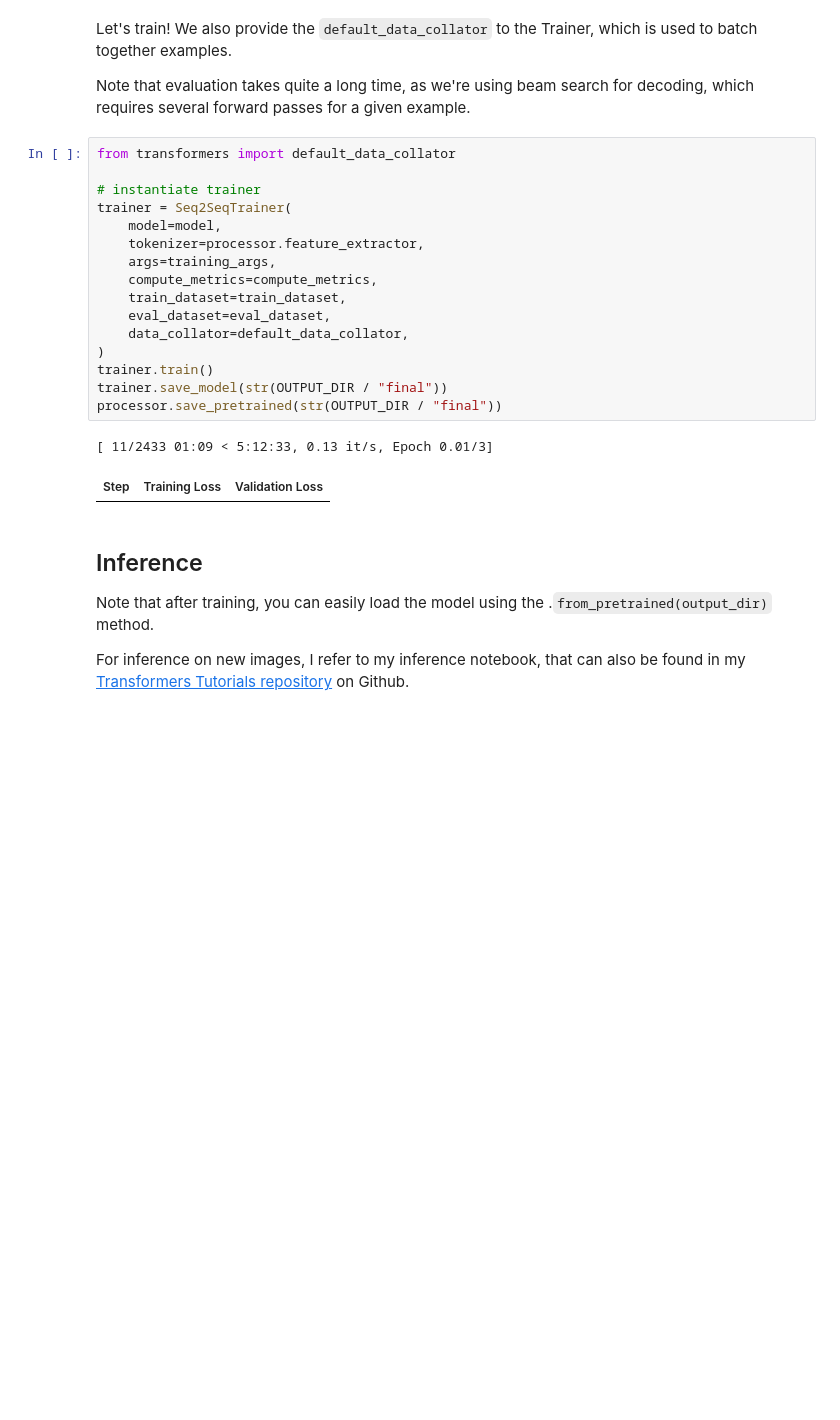
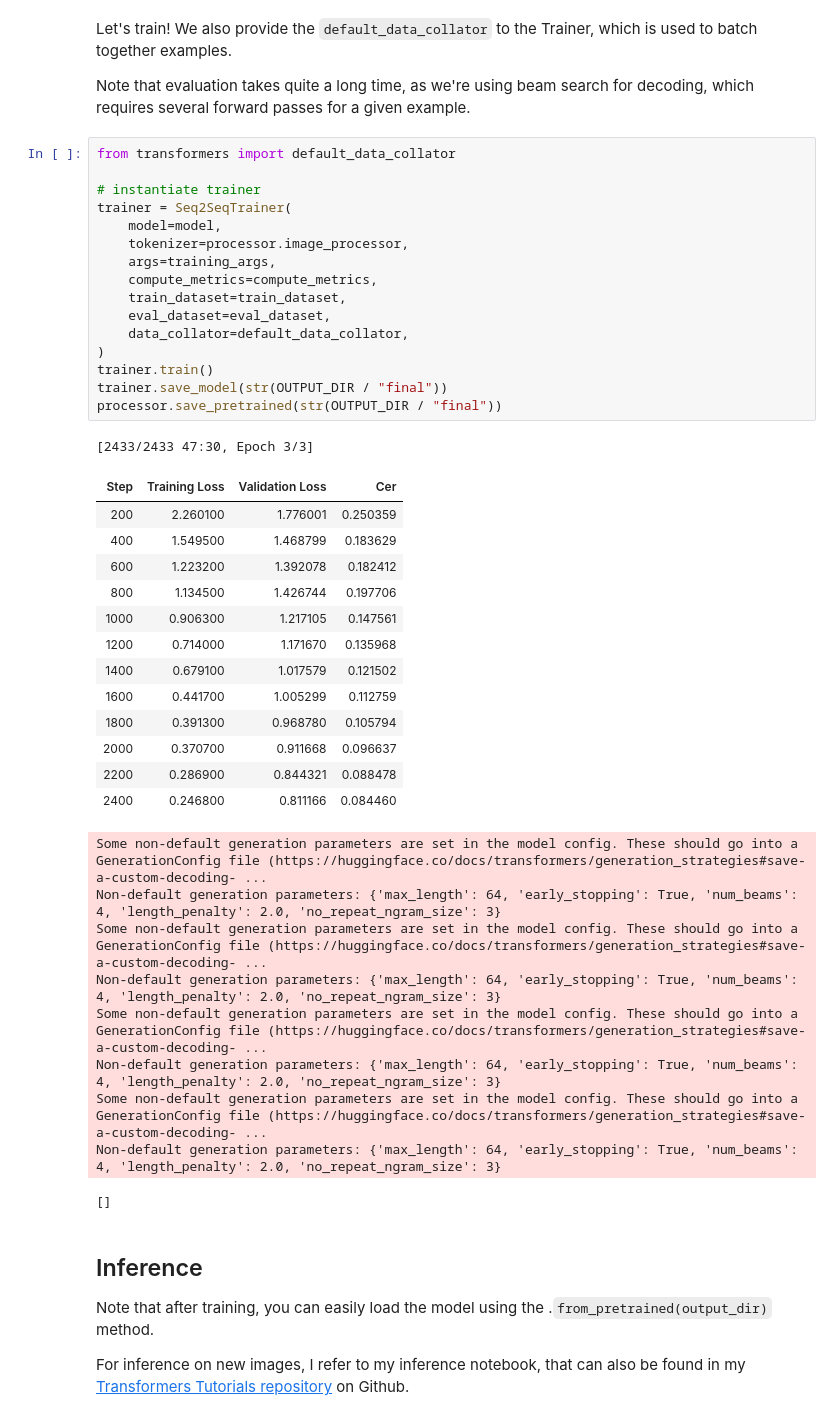
Before and after one commit to freddmejia/ocr_detector_vit, a Jupyter notebook: notebooks/TrOCR_IAM.ipynb, the cells around one changed output. Cells and saved outputs as stored; diff of their text form; blank space fills up the shorter version.

```diff
--- a/notebooks/TrOCR_IAM.ipynb
+++ b/notebooks/TrOCR_IAM.ipynb
@@ -264,22 +264,43 @@ Note that evaluation takes quite a long time, as we're using beam search for dec
 # %%
 from transformers import default_data_collator
 
 # instantiate trainer
 trainer = Seq2SeqTrainer(
     model=model,
-    tokenizer=processor.feature_extractor,
+    tokenizer=processor.image_processor,
     args=training_args,
     compute_metrics=compute_metrics,
     train_dataset=train_dataset,
     eval_dataset=eval_dataset,
     data_collator=default_data_collator,
 )
 trainer.train()
 trainer.save_model(str(OUTPUT_DIR / "final"))
 processor.save_pretrained(str(OUTPUT_DIR / "final"))
 # %% [output]
-[ 11/2433 01:09 < 5:12:33, 0.13 it/s, Epoch 0.01/3]
+[2433/2433 47:30, Epoch 3/3]
-| Step | Training Loss | Validation Loss |
+| Step | Training Loss | Validation Loss | Cer |
+| 200 | 2.260100 | 1.776001 | 0.250359 |
+| 400 | 1.549500 | 1.468799 | 0.183629 |
+| 600 | 1.223200 | 1.392078 | 0.182412 |
+| 800 | 1.134500 | 1.426744 | 0.197706 |
+| 1000 | 0.906300 | 1.217105 | 0.147561 |
+| 1200 | 0.714000 | 1.171670 | 0.135968 |
+| 1400 | 0.679100 | 1.017579 | 0.121502 |
+| 1600 | 0.441700 | 1.005299 | 0.112759 |
+| 1800 | 0.391300 | 0.968780 | 0.105794 |
+| 2000 | 0.370700 | 0.911668 | 0.096637 |
+| 2200 | 0.286900 | 0.844321 | 0.088478 |
+| 2400 | 0.246800 | 0.811166 | 0.084460 |
+Some non-default generation parameters are set in the model config. These should go into a GenerationConfig file (https://huggingface.co/docs/transformers/generation_strategies#save-a-custom-decoding- ...
+Non-default generation parameters: {'max_length': 64, 'early_stopping': True, 'num_beams': 4, 'length_penalty': 2.0, 'no_repeat_ngram_size': 3}
+Some non-default generation parameters are set in the model config. These should go into a GenerationConfig file (https://huggingface.co/docs/transformers/generation_strategies#save-a-custom-decoding- ...
+Non-default generation parameters: {'max_length': 64, 'early_stopping': True, 'num_beams': 4, 'length_penalty': 2.0, 'no_repeat_ngram_size': 3}
+Some non-default generation parameters are set in the model config. These should go into a GenerationConfig file (https://huggingface.co/docs/transformers/generation_strategies#save-a-custom-decoding- ...
+Non-default generation parameters: {'max_length': 64, 'early_stopping': True, 'num_beams': 4, 'length_penalty': 2.0, 'no_repeat_ngram_size': 3}
+Some non-default generation parameters are set in the model config. These should go into a GenerationConfig file (https://huggingface.co/docs/transformers/generation_strategies#save-a-custom-decoding- ...
+Non-default generation parameters: {'max_length': 64, 'early_stopping': True, 'num_beams': 4, 'length_penalty': 2.0, 'no_repeat_ngram_size': 3}
+[]
 # %% [markdown]
 ## Inference
 
```
Also changed, not shown: parts of 4 cells of this notebook, 4 other files.
